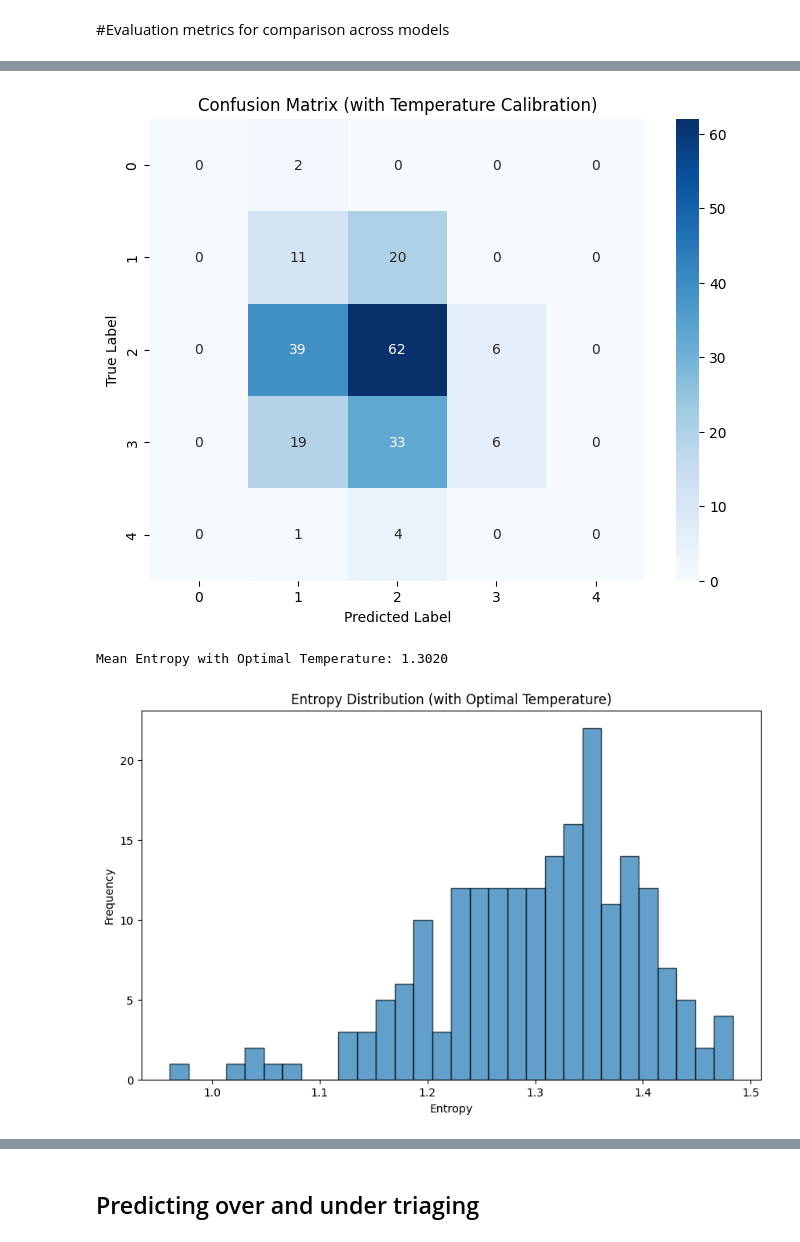
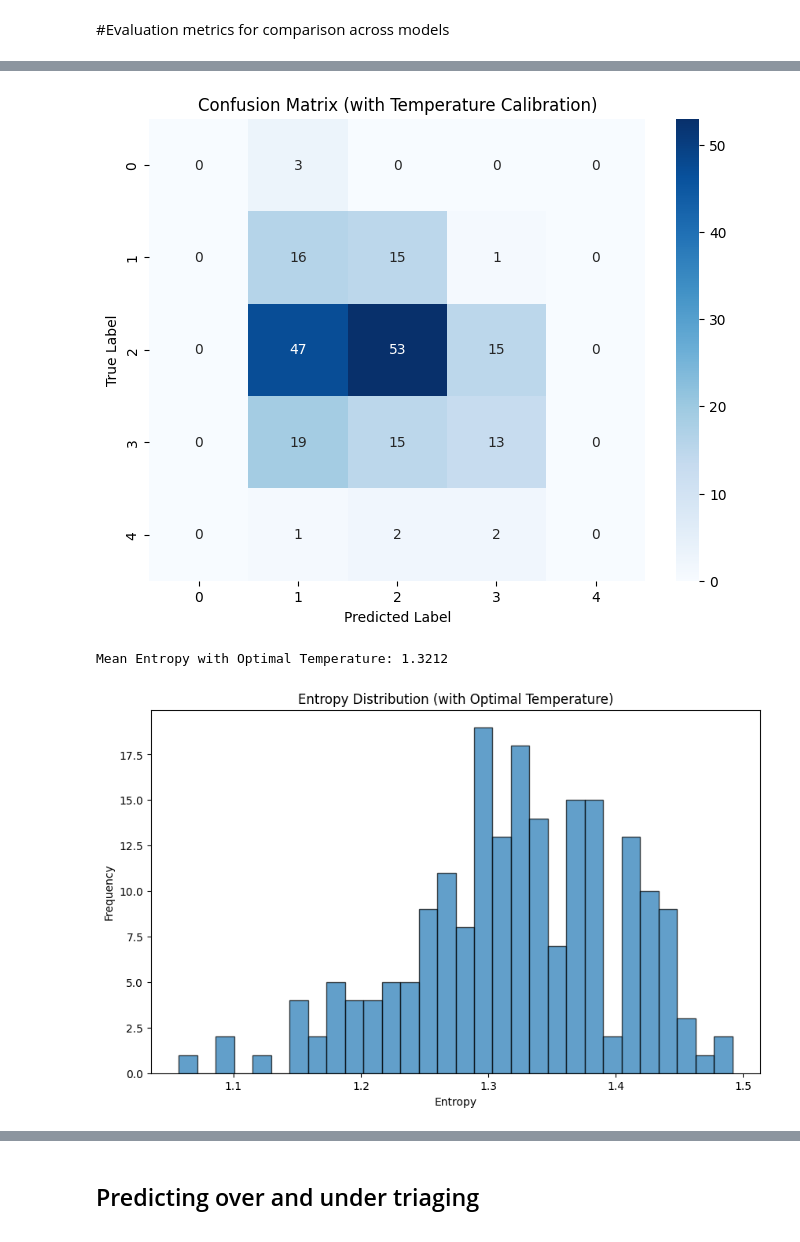
Before and after one commit to priyankvyas/mlhc2025, a Jupyter notebook: XGBoost/XGBoost.ipynb, the cells around one changed output, grey strips where cells are left out. Saved outputs shown, nothing was run; the diff lists cells and outputs as text; code cells hidden in the pictures.

Commit message:
Updated notebooks and added visualizations

```diff
--- a/XGBoost/XGBoost.ipynb
+++ b/XGBoost/XGBoost.ipynb
@@ -24,5 +24,12 @@ The model is built according to architecture specified by Menshawi & Hasssan (20
 Features were selected for X in line with feature selectino for LLM models to ensure consistency, with additional preprocessing to ensure compatability with XGBoost requirements for data input
 # %%
 #isolating features of interest for triaging
-X = X[["AGE", "SEX", "ARREMS", "RFV1", "TEMPF", "PULSE", "BPSYS", "BPDIAS", "RESPR", "POPCT", "PAINSCALE", "TOTCHRON", "INJURY", "HTN", "ETOHAB", "CANCER", "DEPRN"]]
-X_test = X_test [["AGE", "SEX", "ARREMS", "RFV1", "TEMPF", "PULSE", "BPSYS", "BPDIAS", "RESPR", "POPCT", "PAINSCALE", "TOTCHRON", "INJURY", "HTN", "ETOHAB", "CANCER", "DEPRN"]]
+features = ["AGE", "SEX", "ARREMS", "RFV1", "TEMPF", "PULSE", "BPSYS", "BPDIAS", "RESPR", "POPCT", "PAINSCALE", "TOTCHRON", "INJURY", "ETOHAB", "ALZHD", "ASTHMA", "CANCER", "CEBVD", "CKD", "COPD", "CHF", "CAD", "DEPRN", "DIABTYP1", "DIABTYP2", "DIABTYP0", "ESRD", "HPE", "EDHIV", "HYPLIPID", "HTN", "OBESITY", "OSA", "OSTPRSIS", "SUBSTAB", "CAUSE1"]
+X = X[features]
+X_test = X_test [features]
+# %%
+X.loc[X['TOTCHRON'] == "'None' box and all item fields are blank", 'TOTCHRON'] = 0
+X_test.loc[X_test['TOTCHRON'] == "'None' box and all item fields are blank", 'TOTCHRON'] = 0
+for col in ["ETOHAB", "ALZHD", "ASTHMA", "CANCER", "CEBVD", "CKD", "COPD", "CHF", "CAD", "DEPRN", "DIABTYP1", "DIABTYP2", "DIABTYP0", "ESRD", "HPE", "EDHIV", "HYPLIPID", "HTN", "OBESITY", "OSA", "OSTPRSIS", "SUBSTAB"]:
+    X[col] = X[col].map({'Yes': 1, 'No': 0})
+    X_test[col] = X_test[col].map({'Yes': 1, 'No': 0})
@@ -29,6 +56,6 @@ X_test = X_test [["AGE", "SEX", "ARREMS", "RFV1", "TEMPF", "PULSE", "BPSYS", "BP
 # %%
 #Converting features into data type usable by the model - converting object columns to numeric or categorical
-for col in ["AGE", "SEX", "ARREMS", "RFV1", "TEMPF", "PULSE", "BPSYS", "BPDIAS", "RESPR", "POPCT", "PAINSCALE", "TOTCHRON", "INJURY", "HTN", "ETOHAB", "CANCER", "DEPRN"]:
+for col in features:
     if X[col].dtype == 'object':
         try:
             X[col] = pd.to_numeric(X[col])
@@ -36,5 +63,3 @@ for col in ["AGE", "SEX", "ARREMS", "RFV1", "TEMPF", "PULSE", "BPSYS", "BPDIAS",
         except ValueError:
             X[col] = X[col].astype('category')
             X_test[col] = X_test[col].astype('category')
-X = X[["AGE", "SEX", "ARREMS", "RFV1", "TEMPF", "PULSE", "BPSYS", "BPDIAS", "RESPR", "POPCT", "PAINSCALE", "TOTCHRON", "INJURY", "HTN", "ETOHAB", "CANCER", "DEPRN"]]
-X_test = X_test [["AGE", "SEX", "ARREMS", "RFV1", "TEMPF", "PULSE", "BPSYS", "BPDIAS", "RESPR", "POPCT", "PAINSCALE", "TOTCHRON", "INJURY", "HTN", "ETOHAB", "CANCER", "DEPRN"]]
@@ -41,2 +86,13 @@ X_test = X_test [["AGE", "SEX", "ARREMS", "RFV1", "TEMPF", "PULSE", "BPSYS", "BP
+# %%
+# Map triage levels to numerical labels
+triage_mapping = {
+    "Immediate": 0,
+    "Emergent": 1,
+    "Urgent": 2,
+    "Semi-urgent": 3,
+    "Nonurgent": 4
+}
+y['IMMEDR'] = y['IMMEDR'].map(triage_mapping)
+y_test['IMMEDR'] = y_test['IMMEDR'].map(triage_mapping)
 # %% [markdown]
 ## Building and training the model
@@ -79,13 +133,17 @@ from sklearn.preprocessing import label_binarize
 import torch
 import torch.nn.functional as F
 
+# Generating predictions
+y_preds = xgb_model.predict(X_test)
+
 # Generating predictions for class probabilities
 y_proba = xgb_model.predict_proba(X_test)
 y_true = y_test.to_numpy() #convert to numpy array for later conversion to tensor
 
 # Convert softmaxed probabilities to logits for consistency with evaluation metrics
 epsilon = 1e-8  # avoids error from log 0
-logits = np.log(y_proba + epsilon)
+clipped_probs = np.clip(y_proba, epsilon, 1 - epsilon)
+logits = np.log(clipped_probs)
 
 # Convert to torch tensor
 logits_tensor = torch.tensor(logits)
@@ -129,10 +187,9 @@ optimal_preds = np.argmax(optimal_probs, axis=1)
 
 #Calculate evalution metrics at optimal temperature
 accuracy_opt = accuracy_score(y_true, optimal_preds)
-auc_opt = roc_auc_score(label_binarize(y_true, classes=list(range(optimal_probs.shape[1]))),
-                        optimal_probs, multi_class="ovr", average="weighted")
-cm_opt = confusion_matrix(y_true, optimal_preds)
-mean_prob_opt = np.mean(np.max(optimal_probs, axis=1))
+auc_opt = roc_auc_score(y_true, y_proba, multi_class="ovr", average="weighted")
+cm_opt = confusion_matrix(y_true, y_preds)
+mean_prob_opt = np.mean(np.max(y_proba, axis=1))
 
 #print metrics
 print(" Metrics with Temperature Calibration")
@@ -184,3 +241,3 @@ Mean Predicted Probability: 0.4312
-[figure, old version]
+[figure, new version]
-Mean Entropy with Optimal Temperature: 1.3020
+Mean Entropy with Optimal Temperature: 1.3212
-[figure, old version]
+[figure, new version]
```
Also changed, not shown: parts of 9 cells of this notebook, 8 other files.
